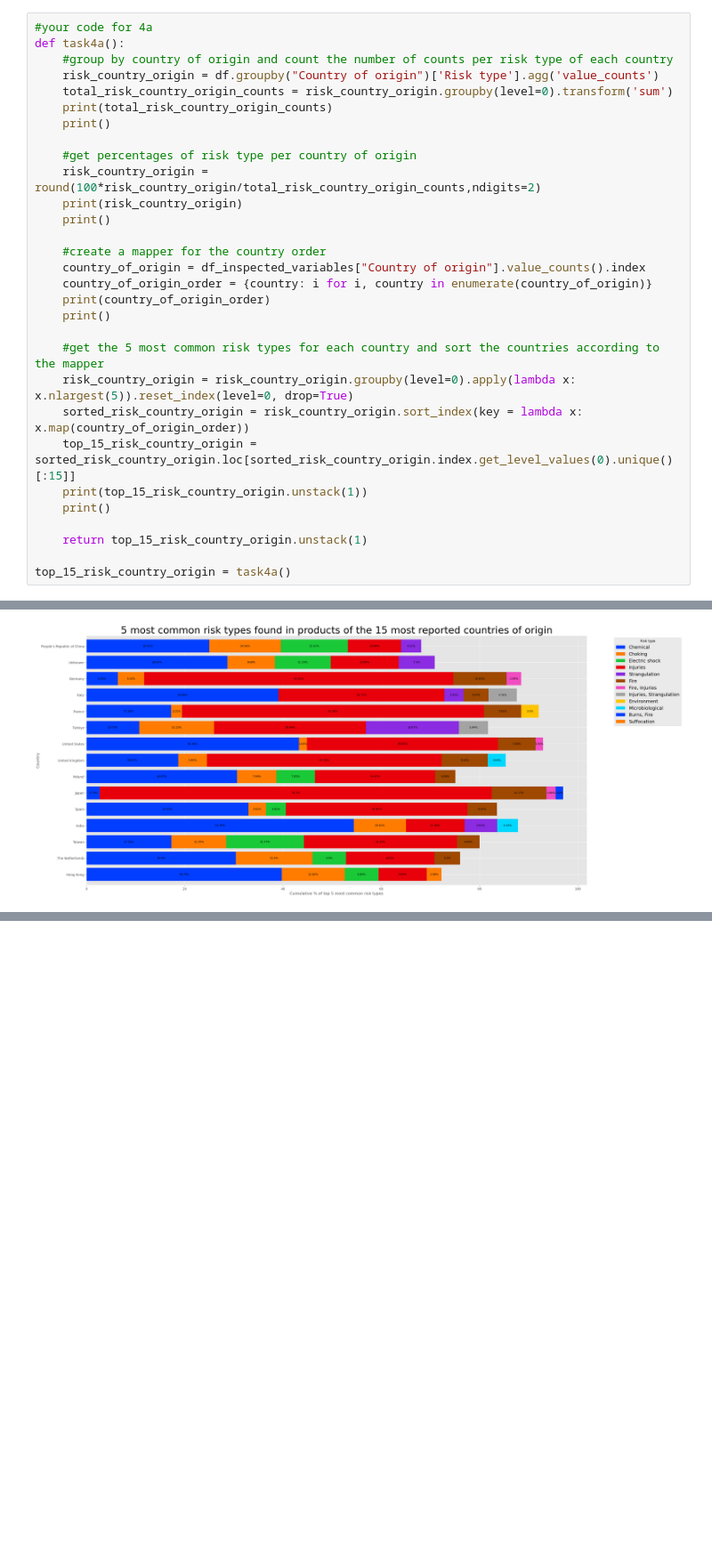
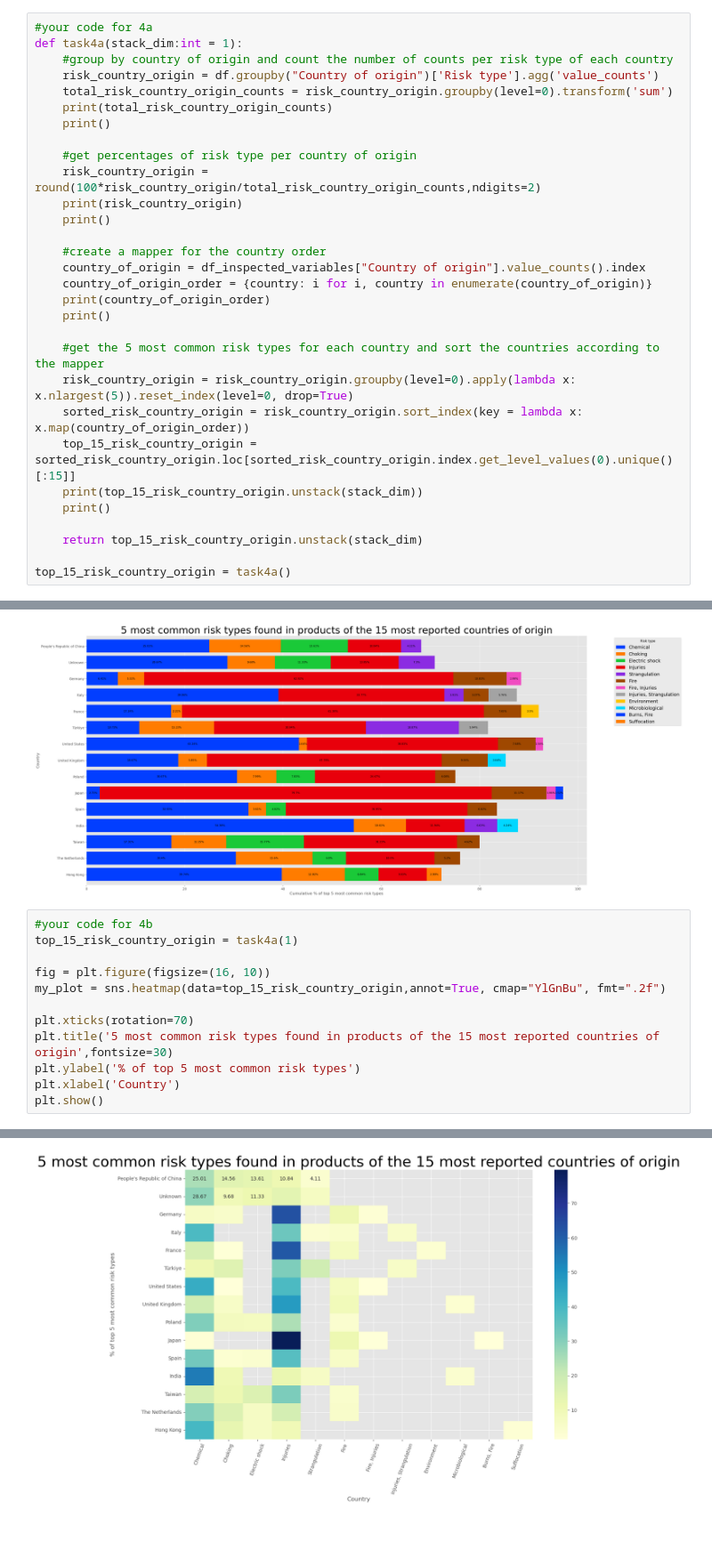
Before and after one commit to noah18c/Data_analysis, a Jupyter notebook: clinic_1/clinic1-2024.ipynb, the cells around one changed output, grey strips where cells are left out. Shown at 89% size. Drawn from its saved outputs; the diff is of its cells as text; blank space fills up the shorter version.

```diff
--- a/clinic_1/clinic1-2024.ipynb
+++ b/clinic_1/clinic1-2024.ipynb
@@ -948,7 +948,7 @@ Since the question is more open ended, we will have a more relaxed rubric, class
 ***Put your code in one cell below and your explanation in a markdown cell below***
 # %%
 #your code for 4a
-def task4a():
+def task4a(stack_dim:int = 1):
     #group by country of origin and count the number of counts per risk type of each country
     risk_country_origin = df.groupby("Country of origin")['Risk type'].agg('value_counts')
     total_risk_country_origin_counts = risk_country_origin.groupby(level=0).transform('sum')
@@ -970,10 +970,10 @@ def task4a():
     risk_country_origin = risk_country_origin.groupby(level=0).apply(lambda x: x.nlargest(5)).reset_index(level=0, drop=True)
     sorted_risk_country_origin = risk_country_origin.sort_index(key = lambda x: x.map(country_of_origin_order))
     top_15_risk_country_origin = sorted_risk_country_origin.loc[sorted_risk_country_origin.index.get_level_values(0).unique()[:15]]
-    print(top_15_risk_country_origin.unstack(1))
+    print(top_15_risk_country_origin.unstack(stack_dim))
     print()
 
-    return top_15_risk_country_origin.unstack(1)
+    return top_15_risk_country_origin.unstack(stack_dim)
 
 top_15_risk_country_origin = task4a()
 # %% [output]
@@ -1040,3 +1040,16 @@ for c in ax.containers:
 plt.show()
 # %% [output]
 [figure]
+# %%
+#your code for 4b
+top_15_risk_country_origin = task4a(1)
+
+fig = plt.figure(figsize=(16, 10))
+my_plot = sns.heatmap(data=top_15_risk_country_origin,annot=True, cmap="YlGnBu", fmt=".2f")
+
+plt.xticks(rotation=70)
+plt.title('5 most common risk types found in products of the 15 most reported countries of origin',fontsize=30)
+plt.ylabel('% of top 5 most common risk types')
+plt.xlabel('Country')
+plt.show()
+# %% [output]
@@ -1043,3 +1073,4 @@ plt.show()
+[figure, added]
 # %% [markdown]
 ####
 # %% [markdown]
```
Also changed, not shown: parts of 1 cell of this notebook.
